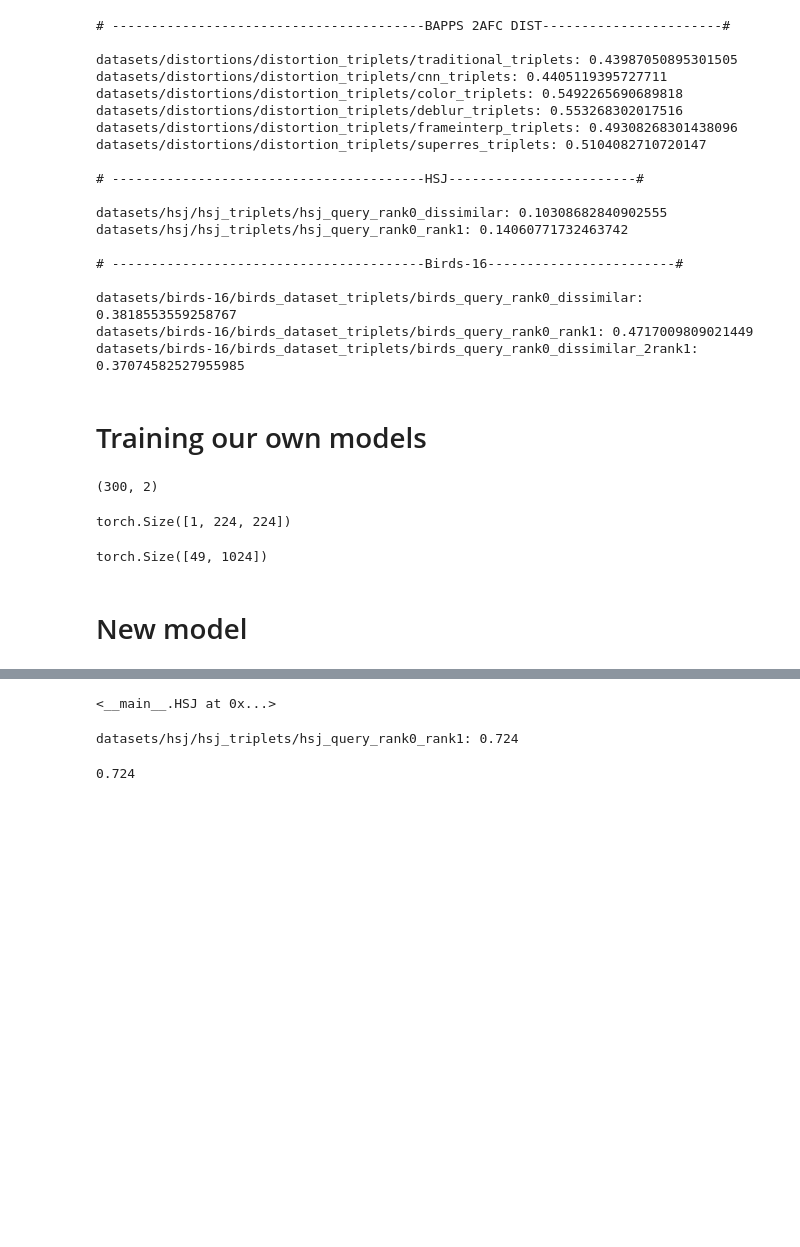
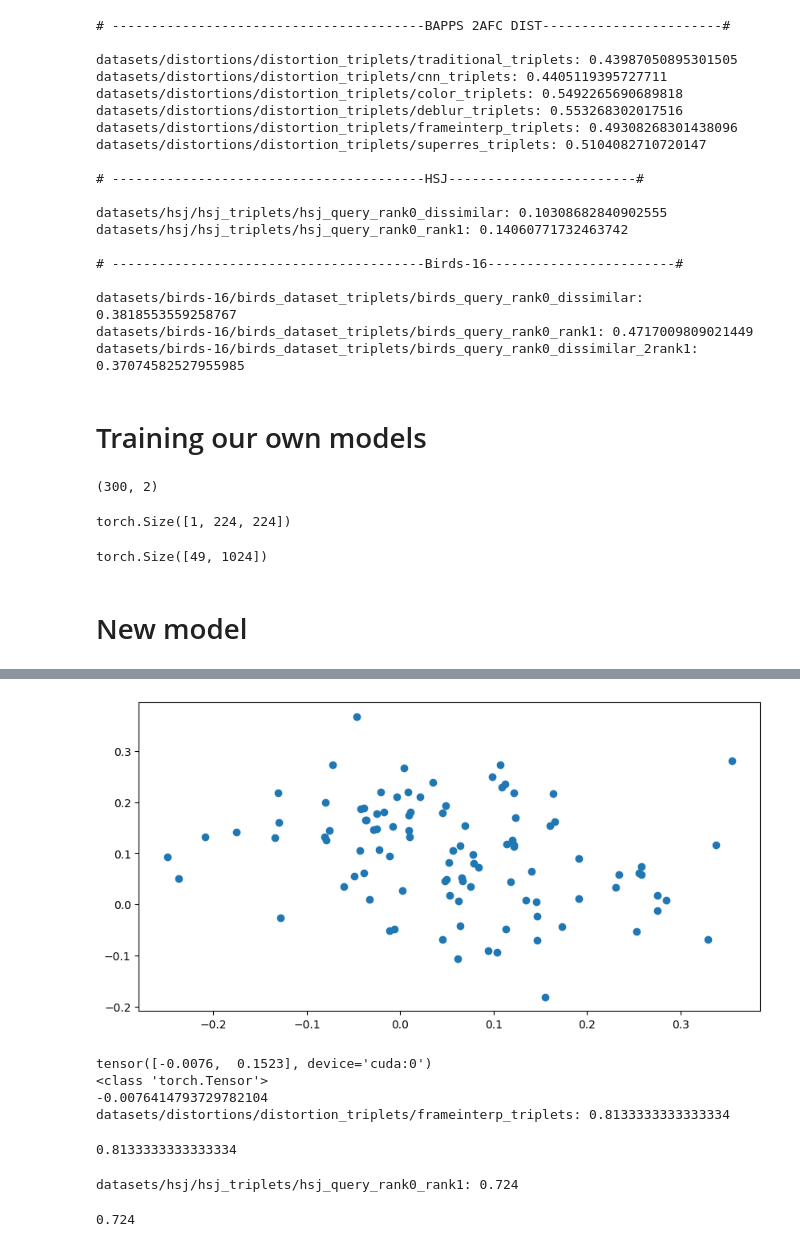
Before and after one commit to flori-margaritescu/human-judgements-honours, a Jupyter notebook: CNN_models_simple.ipynb, the cells around one changed output, grey strips where cells are left out. Cells and saved outputs as stored; diff of their text form; code cells hidden in the pictures; blank space fills up the shorter version.

```diff
--- a/CNN_models_simple.ipynb
+++ b/CNN_models_simple.ipynb
@@ -3741,7 +3743,8 @@ from torchvision.transforms import transforms
 import random
 
 class HSJ(Dataset):
-    def __init__(self, path, train=True, transform=None):
+    def __init__(self, path, image_type, train=True, transform=None):
+        self.image_type = image_type
         self.is_train = train
         self.transform = transform
         self.to_pil = transforms.ToPILImage()
@@ -3771,7 +3774,10 @@ class HSJ(Dataset):
         if self.is_train == False:
           item = item + 800
           # print("VALIDATION NOW---------------------------------------------------------")
-        im_no_name =  (6-len(str(item)))*"0" + str(item) + "." + "jpg"
+        im_no_name =  (6-len(str(item)))*"0" + str(item) + "." + self.image_type
+        if (item < 1000) and (item > 900):
+          print(item)
+          print("This should not be here.")
         # if not self.is_train:
         #     print()
         #     print(im_no_name)
@@ -3881,8 +4002,0 @@ criterion = TripletLoss()
-# %%
-scaler = transforms.Resize((224, 224))
-to_tensor = transforms.ToTensor()
-input = to_tensor(scaler(Image.open("000467.jpg").convert('RGB'))).cuda().reshape(1,3,224,224)
-input.size()
-layer = ResNet.Feature_Extractor
-output = layer(input)
-output.size()
@@ -4059,13 +4156,7 @@ KeyboardInterrupt
 # %%
 # returns (positive distance, negative distance)
 ResNet.eval()
-# testing idea --> SIMPLY TRAIN IT AND THEN TO TEST U TEST LIKE U DID BEFORE USING LAYERS
-test_examples = HSJ("datasets/hsj/hsj_triplets/hsj_query_rank0_rank1",
-                        train=True,
-                        transform=transforms.Compose([transforms.ToTensor(),transforms.Resize((96,96))]))
-test_examples
+x = 8
-# %% [output]
-<__main__.HSJ at 0x...>
 # %%
 import torch
 import torch.nn as nn
@@ -4073,6 +4164,7 @@ import torchvision.models as models
 import torchvision.transforms as transforms
 from torch.autograd import Variable
 import numpy as np
+import matplotlib.pyplot as plt
 
 from PIL import Image
 
@@ -4126,8 +4218,9 @@ def get_image_embeddings(path, image_type, model, isHSJOrBirds):  # returns a li
     feature_tensor_dict["p1"] = []
     feature_tensor_dict["decision"] = []
 
-    for image_no in range(700,1000):
+    for image_no in range(900,1000):
         im_no_name =  (6-len(str(image_no)))*"0" + str(image_no) + "." + image_type
+        # print(im_no_name)
 
         feature_tensor_dict["ref"].append(get_vector1(path+"/ref/" + im_no_name, model))
         feature_tensor_dict["p0"].append(get_vector1(path+"/p0/" + im_no_name, model))
@@ -4144,6 +4237,13 @@ def get_image_embeddings(path, image_type, model, isHSJOrBirds):  # returns a li
           else:
                 feature_tensor_dict["decision"].append(1)
 
+    fig = plt.figure(figsize=(10,5))
+    plt.scatter([x[0].item() for x in feature_tensor_dict["ref"]],[x[1].item() for x in feature_tensor_dict["ref"]])
+    plt.show()
+    print(feature_tensor_dict["ref"][0])
+    print(type(feature_tensor_dict["ref"][0]))
+    print(feature_tensor_dict["ref"][0][0].item())
+    type(feature_tensor_dict["ref"][0][0])
     return feature_tensor_dict
 
 
@@ -4157,7 +4257,7 @@ def get_predictions(embeddings):
   cos = nn.CosineSimilarity(dim=1, eps=1e-6)
   # cos_sim = cos(query_vector.unsqueeze(0), ref2_vector.unsqueeze(0))
 
-  for image_no in range(300):
+  for image_no in range(100):
       cosine_similarity_dict["ref_and_p0"].append(cos(embeddings["ref"][image_no].unsqueeze(0), embeddings["p0"][image_no].unsqueeze(0)))
       cosine_similarity_dict["ref_and_p1"].append(cos(embeddings["ref"][image_no].unsqueeze(0), embeddings["p1"][image_no].unsqueeze(0)))
 
@@ -4178,7 +4278,7 @@ def get_predictions_distance(embeddings):
   cosine_similarity_predictions = []
 
   # dist = (tensor1 - tensor2).pow(2).sum(3).sqrt()
-  for image_no in range(300):
+  for image_no in range(100):
       cosine_similarity_dict["ref_and_p0"].append(torch.cdist(embeddings["ref"][image_no].unsqueeze(0),embeddings["p0"][image_no].unsqueeze(0))**2)
       cosine_similarity_dict["ref_and_p1"].append(torch.cdist(embeddings["ref"][image_no].unsqueeze(0),embeddings["p1"][image_no].unsqueeze(0))**2)
 
@@ -4194,7 +4294,7 @@ def get_accuracy(predictions,embeddings):
 
   number_wrong_predictions = 0
 
-  for image_no in range(300):
+  for image_no in range(100):
       if predictions[image_no] != decisions[image_no]:
           number_wrong_predictions += 1
 
@@ -4208,7 +4308,7 @@ def get_average_reference_similarty_for_dataset(predictions,embeddings):
 
   cos = nn.CosineSimilarity(dim=1, eps=1e-6)
 
-  for image_no in range(300):
+  for image_no in range(100):
       similarities_p0_p1.append(float(cos(embeddings["p0"][image_no].unsqueeze(0), embeddings["p1"][image_no].unsqueeze(0))))
       similarities_p0_ref.append(float(cos(embeddings["ref"][image_no].unsqueeze(0), embeddings["p0"][image_no].unsqueeze(0))))
       similarities_p1_ref.append(float(cos(embeddings["ref"][image_no].unsqueeze(0), embeddings["p1"][image_no].unsqueeze(0))))
@@ -4222,7 +4322,7 @@ def apply_framework(path, image_type, model, isHSJOrBirds):
   embeddings = get_image_embeddings(path,
                                     image_type,
                                     model,isHSJOrBirds)
-  predictions= get_predictions(embeddings)
+  predictions= get_predictions_distance(embeddings)
   accuracy = get_accuracy(predictions, embeddings)
   print(path + ": " + str(accuracy))
   return accuracy
@@ -4245,5 +4350,12 @@ for i in range(700, 1000):
 # %%
-apply_framework("datasets/hsj/hsj_triplets/hsj_query_rank0_rank1", "jpg", ResNet, True)
+apply_framework(frameinterp, "png", ResNet, False)
+# %% [output]
+[figure, added]
+tensor([-0.0076,  0.1523], device='cuda:0')
+<class 'torch.Tensor'>
+-0.0076414793729782104
+datasets/distortions/distortion_triplets/frameinterp_triplets: 0.8133333333333334
+0.8133333333333334
 # %%
 apply_framework("datasets/hsj/hsj_triplets/hsj_query_rank0_rank1", "jpg",ResNet,True)
 # %% [output]
```
Also changed, not shown: parts of 22 cells of this notebook.
